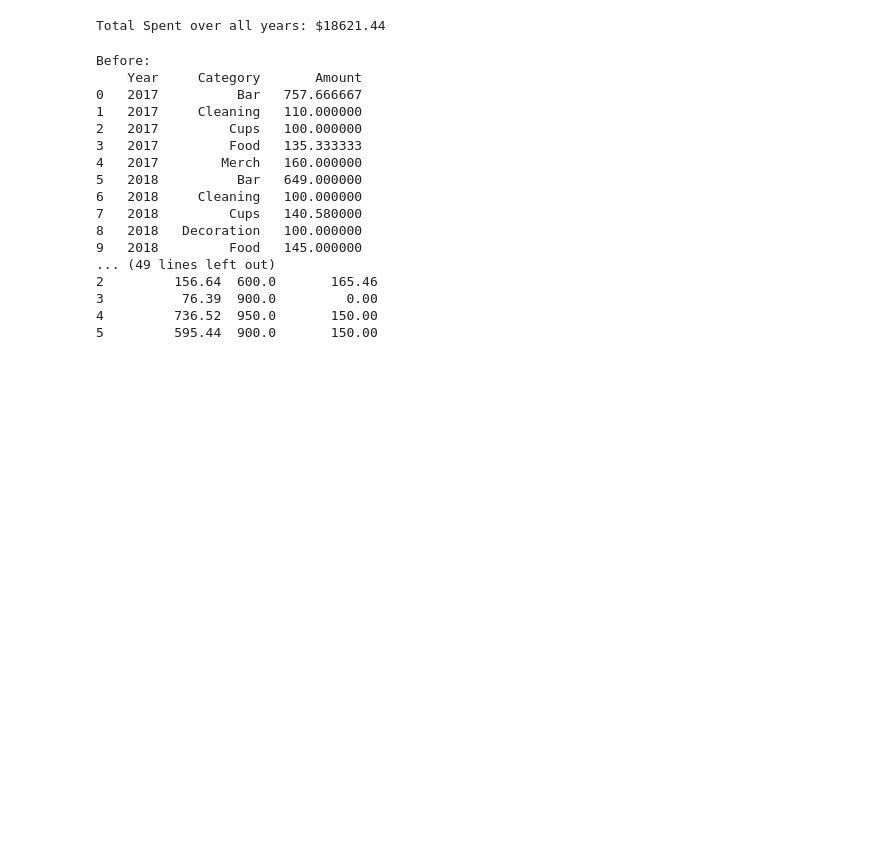
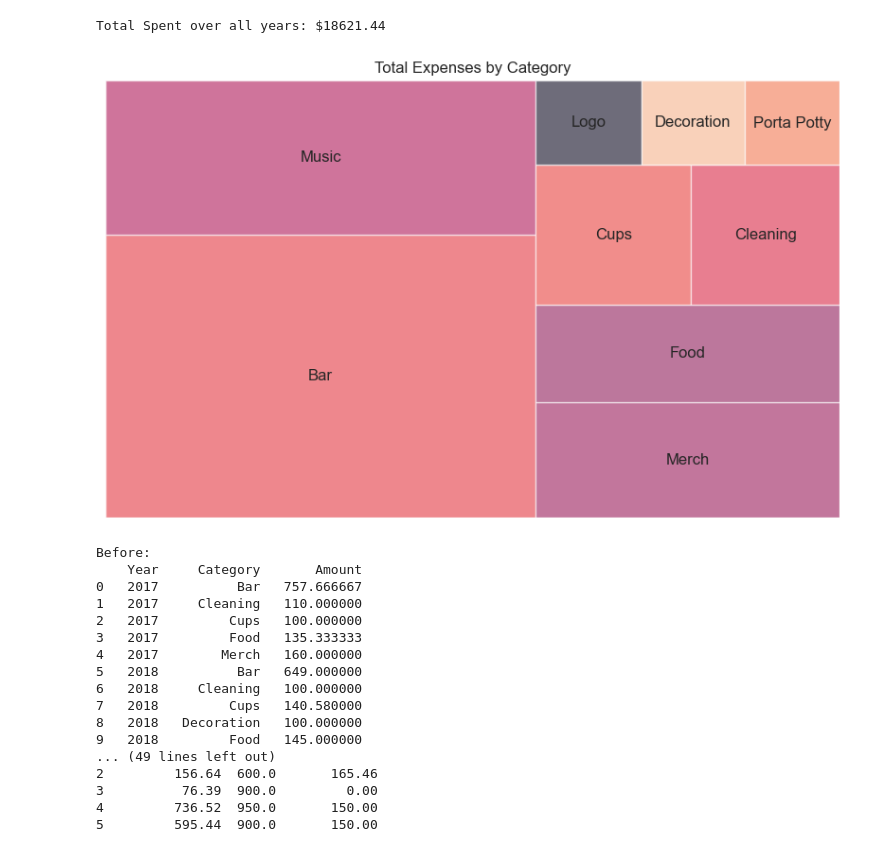
Before and after one commit to johbry17/Harvest-Party, a Jupyter notebook: exploratory_data_analysis.ipynb, the cells around one changed output. Drawn from its saved outputs; the diff is of its cells as text; code cells hidden in the pictures; blank space fills up the shorter version.

```diff
--- a/exploratory_data_analysis.ipynb
+++ b/exploratory_data_analysis.ipynb
@@ -413,0 +517,21 @@ Total Spent over all years: $18621.44
+# %%
+# alternate treemap using squarify
+
+# group and sort sums by category
+df_cat_sum = df.groupby("Category")["Amount"].sum().reset_index()
+df_cat_sum = df_cat_sum.sort_values("Amount", ascending=False)
+
+# calculate relative sizes of rectangles
+sizes = df_cat_sum["Amount"] / df_cat_sum["Amount"].sum()
+
+# plot chart
+sns.set_theme(style="white", font="Arial")
+plt.figure(figsize=(10, 6))
+squarify.plot(sizes=sizes, label=df_cat_sum["Category"], alpha=0.6)
+
+# format plot
+plt.title("Total Expenses by Category")
+plt.axis('off')  # Turn off the axis
+plt.show()
+# %% [output]
+[figure, added]
```
Also changed, not shown: parts of 16 cells of this notebook.
